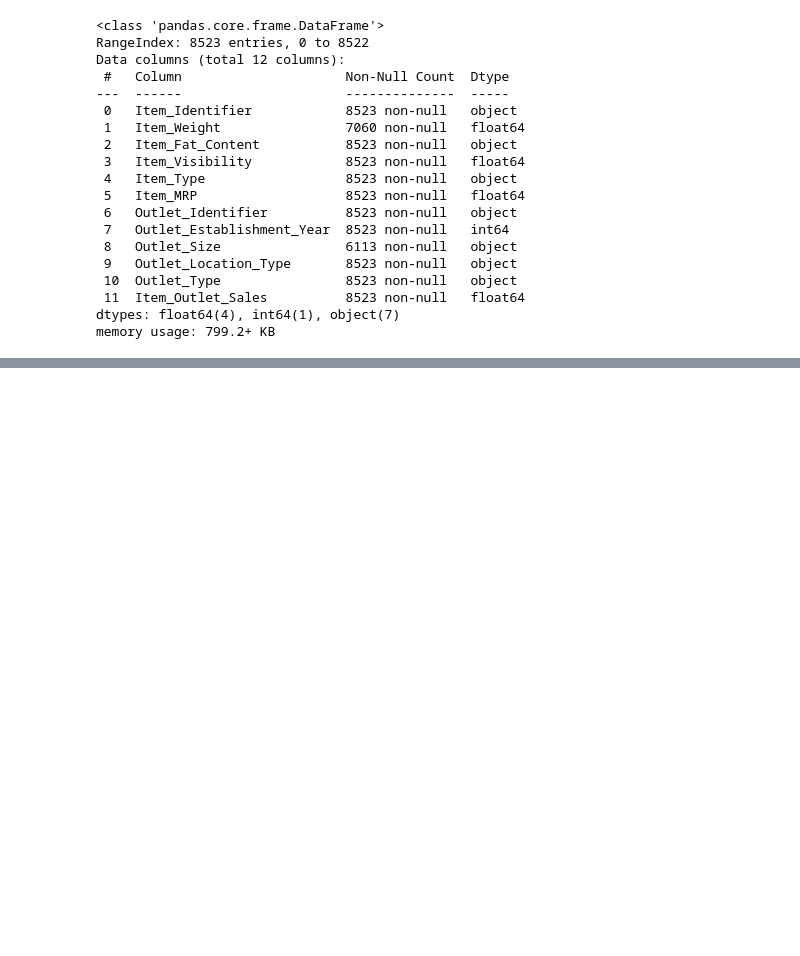
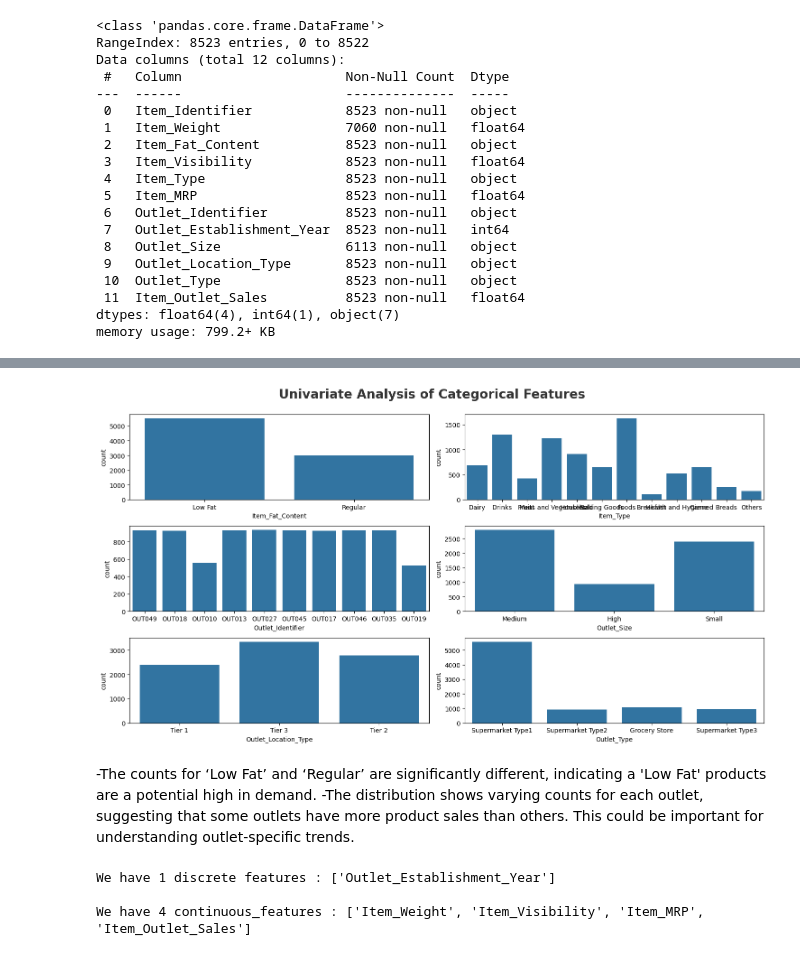
Before and after one commit to Surrajit/Stores-Sales-Prediction, a Jupyter notebook: NoteBook/Train_EDA.ipynb, the cells around one changed output, grey strips where cells are left out. Drawn from its saved outputs; the diff is of its cells as text; code cells hidden in the pictures; blank space fills up the shorter version.

```diff
--- a/NoteBook/Train_EDA.ipynb
+++ b/NoteBook/Train_EDA.ipynb
@@ -57,0 +188,27 @@ Name: Item_Fat_Content, Length: 8523, dtype: object>
+# %%
+# categorical columns
+categorical_features.remove('Item_Identifier')
+plt.figure(figsize=(15, 8))
+plt.suptitle('Univariate Analysis of Categorical Features', fontsize=20, fontweight='bold', alpha=0.8, y=1.)
+
+for i in range(0, len(categorical_features)):
+    plt.subplot(3, 2, i+1)
+    sns.countplot(x=df[categorical_features[i]])
+    plt.xlabel(categorical_features[i])
+    plt.tight_layout()
+# %% [output]
+[figure, added]
+# %% [markdown]
+-The counts for ‘Low Fat’ and ‘Regular’ are significantly different, indicating a 'Low Fat' products are a potential high in demand.
+-The distribution shows varying counts for each outlet, suggesting that some outlets have more product sales than others. This could be important for understanding outlet-specific trends.
+# %%
+discrete_features=[feature for feature in numeric_features if len(df[feature].unique())<=25]
+
+continuous_features=[feature for feature in numeric_features if len(df[feature].unique()) > 25]
+
+print('We have {} discrete features : {}'.format(len(discrete_features), discrete_features))
+print('\nWe have {} continuous_features : {}'.format(len(continuous_features), continuous_features))
+# %% [output]
+We have 1 discrete features : ['Outlet_Establishment_Year']
+
+We have 4 continuous_features : ['Item_Weight', 'Item_Visibility', 'Item_MRP', 'Item_Outlet_Sales']
```
Also changed, not shown: parts of 46 cells of this notebook, 11 other files.
